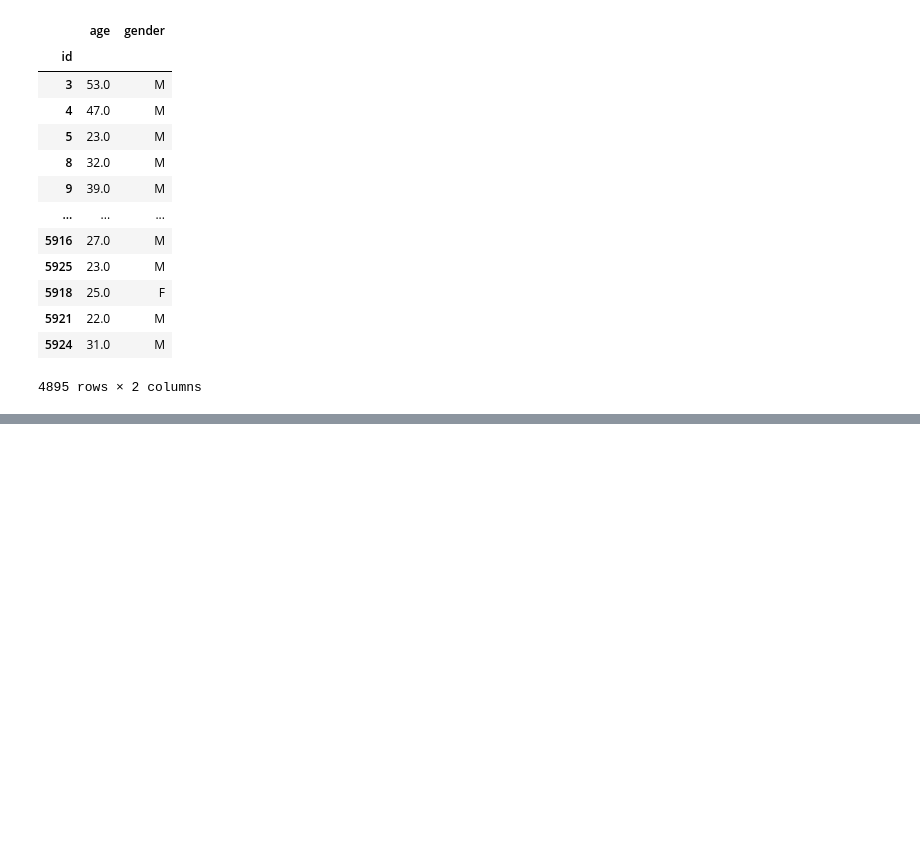
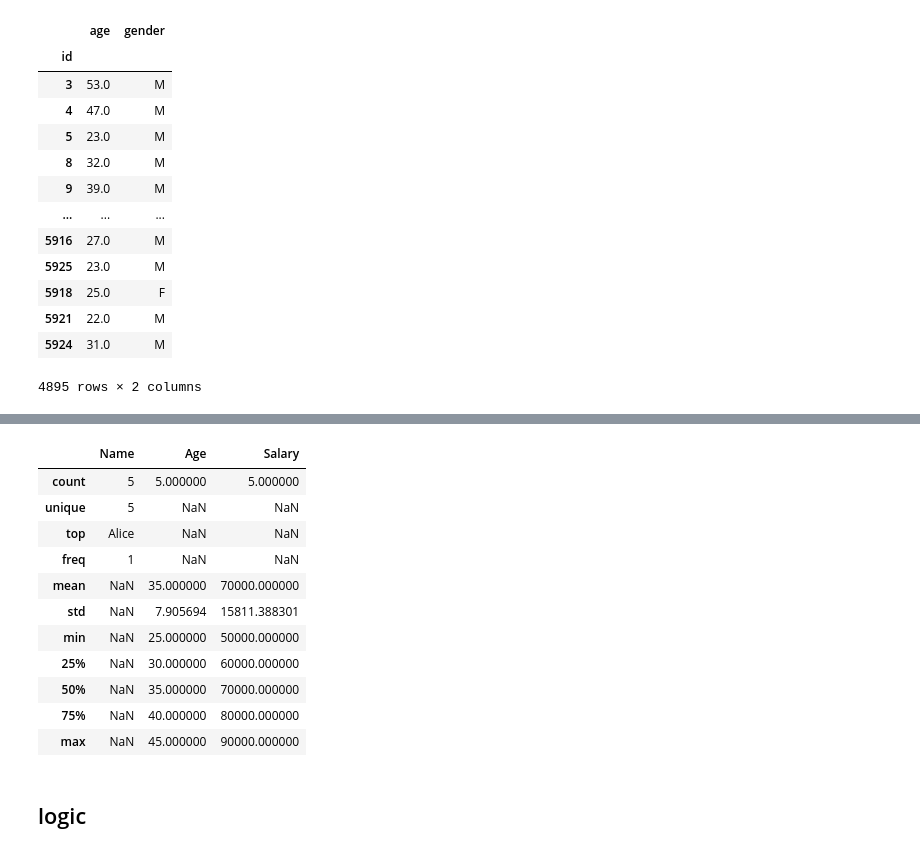
Before and after one commit to harshinharshi/Pandas_Basics_for_Machine_Learning, a Jupyter notebook: Pandas_Basics.ipynb, the cells around one changed output, grey strips where cells are left out. Cells and saved outputs as stored; diff of their text form; code cells hidden in the pictures; blank space fills up the shorter version.

```diff
--- a/Pandas_Basics.ipynb
+++ b/Pandas_Basics.ipynb
@@ -200,0 +369,12 @@ Happy coding with Pandas! 🐼🚀
+# %%
+# Create a sample DataFrame
+data = {'Name': ['Alice', 'Bob', 'Charlie', 'David', 'Emily'],
+        'Age': [25, 30, 35, 40, 45],
+        'Salary': [50000, 60000, 70000, 80000, 90000],
+        'Department': ['HR', 'IT', 'Finance', 'IT', 'HR']}
+
+data2 = {'Name': ['Alice', 'Bob', 'Charlie'],
+         'Hire_Date': ['2020-01-15', '2019-05-20', '2021-02-10']}
+
+df = pd.DataFrame(data)
+df2 = pd.DataFrame(data2)
@@ -200,0 +549,3 @@ Happy coding with Pandas! 🐼🚀
+# %%
+# Dropping a column and update df since inplace = True
+df.drop('Department', axis=1, inplace=True)
@@ -200,0 +580,18 @@ Happy coding with Pandas! 🐼🚀
+# %%
+# Describing the DataFrame, inlcude = all mean all the numerica and catagorical columns are included
+df.describe(include='all')
+# %% [output]
+|  | Name | Age | Salary |
+| count | 5 | 5.000000 | 5.000000 |
+| unique | 5 | NaN | NaN |
+| top | Alice | NaN | NaN |
+| freq | 1 | NaN | NaN |
+| mean | NaN | 35.000000 | 70000.000000 |
+| std | NaN | 7.905694 | 15811.388301 |
+| min | NaN | 25.000000 | 50000.000000 |
+| 25% | NaN | 30.000000 | 60000.000000 |
+| 50% | NaN | 35.000000 | 70000.000000 |
+| 75% | NaN | 40.000000 | 80000.000000 |
+| max | NaN | 45.000000 | 90000.000000 |
+# %% [markdown]
+## logic
```
Also changed, not shown: parts of 83 cells of this notebook, 11 other files.
